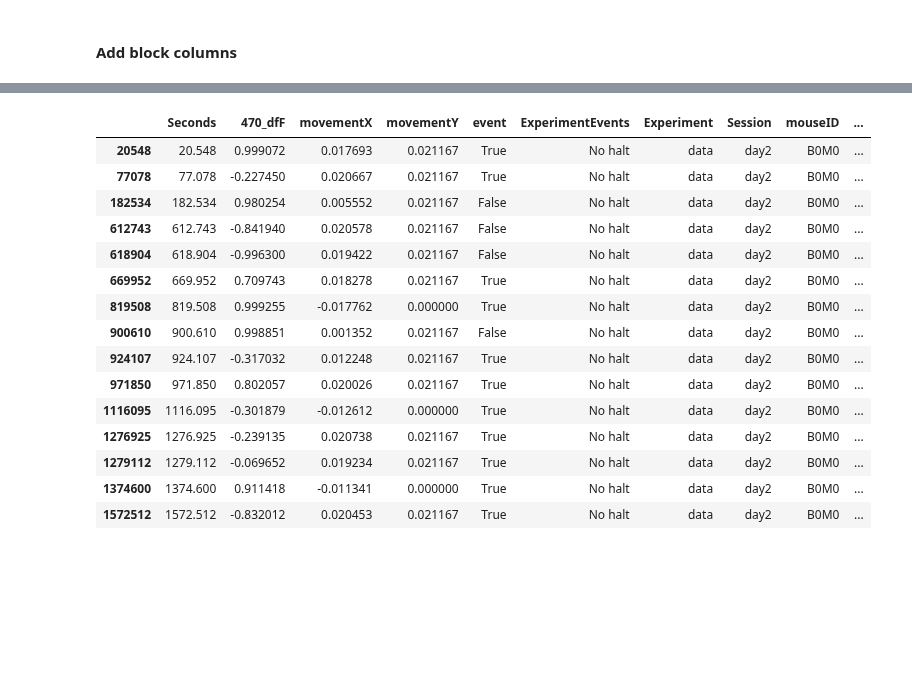
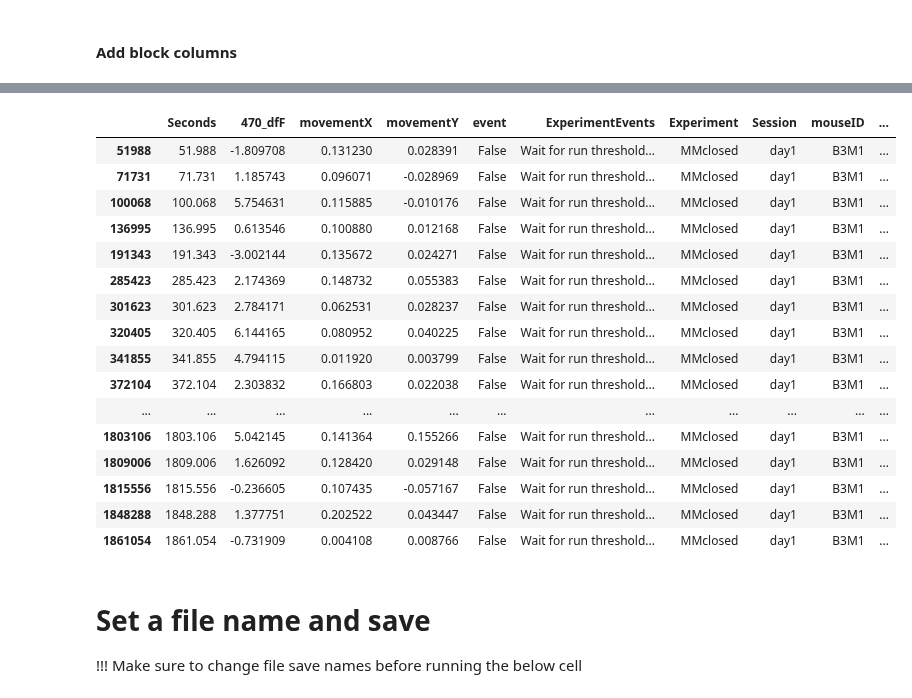
Before and after one commit to ikharitonov/vestibular_vr_pipeline, a Jupyter notebook: Reading_H5files.ipynb, the cells around one changed output, grey strips where cells are left out. Drawn from its saved outputs; the diff is of its cells as text; code cells hidden in the pictures; blank space fills up the shorter version.

Commit message:
changes, data extraction mm.

```diff
--- a/Reading_H5files.ipynb
+++ b/Reading_H5files.ipynb
@@ -32,8 +32,7 @@ session_info = {'220824': 'day1',
 # %% [markdown]
 ## Defining paths for grab or G8
 # %%
-rootdir = '/Volumes/RanczLab/20240730_Mismatch_Experiment/G8_MMclosed-and-open_080824' #Enter root path
-rootdir =
+rootdir = '/Volumes/RanczLab/20240730_Mismatch_Experiment/G8_MMclosed-and-Regular_130824'#Enter root path
 h5_paths = []
 eventpaths = []
 for dirpath, subdirs, files in os.walk(rootdir):
@@ -46,6 +43,6 @@ SyntaxError: invalid syntax (4024593825.py, line 2)
 # %%
 # Expression unit testing
-h5_paths = ['/Volumes/RanczLab/20240730_Mismatch_Experiment/Fake_data_080824/Test_streams_B0M0/resampled_streams_Test_streams_B0M0.h5',
+'''h5_paths = ['/Volumes/RanczLab/20240730_Mismatch_Experiment/Fake_data_080824/Test_streams_B0M0/resampled_streams_Test_streams_B0M0.h5',
             '/Volumes/RanczLab/20240730_Mismatch_Experiment/Fake_data_070824/Test_streams_B0M0/resampled_streams_Test_streams_B0M0.h5']
 eventpaths = ['/Volumes/RanczLab/20240730_Mismatch_Experiment/Fake_data_080824/Test_streams_B0M0',
-             '/Volumes/RanczLab/20240730_Mismatch_Experiment/Fake_data_070824/Test_streams_B0M0']
+             '/Volumes/RanczLab/20240730_Mismatch_Experiment/Fake_data_070824/Test_streams_B0M0']'''
@@ -394,20 +436,26 @@ There are 15 no-halts, and downsampled data contains 15
 # %%
-downsampled_dict['B0M0'].loc[downsampled_dict['B0M0'].No_halt == True]
+mouse = 'B3M1'
+downsampled_dict[mouse].loc[downsampled_dict[mouse].No_halt == True]
 # %% [output]
 |  | Seconds | 470_dfF | movementX | movementY | event | ExperimentEvents | Experiment | Session | mouseID | ... |
-| 20548 | 20.548 | 0.999072 | 0.017693 | 0.021167 | True | No halt | data | day2 | B0M0 | ... |
-| 77078 | 77.078 | -0.227450 | 0.020667 | 0.021167 | True | No halt | data | day2 | B0M0 | ... |
-| 182534 | 182.534 | 0.980254 | 0.005552 | 0.021167 | False | No halt | data | day2 | B0M0 | ... |
-| 612743 | 612.743 | -0.841940 | 0.020578 | 0.021167 | False | No halt | data | day2 | B0M0 | ... |
-| 618904 | 618.904 | -0.996300 | 0.019422 | 0.021167 | False | No halt | data | day2 | B0M0 | ... |
-| 669952 | 669.952 | 0.709743 | 0.018278 | 0.021167 | True | No halt | data | day2 | B0M0 | ... |
-| 819508 | 819.508 | 0.999255 | -0.017762 | 0.000000 | True | No halt | data | day2 | B0M0 | ... |
-| 900610 | 900.610 | 0.998851 | 0.001352 | 0.021167 | False | No halt | data | day2 | B0M0 | ... |
-| 924107 | 924.107 | -0.317032 | 0.012248 | 0.021167 | True | No halt | data | day2 | B0M0 | ... |
-| 971850 | 971.850 | 0.802057 | 0.020026 | 0.021167 | True | No halt | data | day2 | B0M0 | ... |
-| 1116095 | 1116.095 | -0.301879 | -0.012612 | 0.000000 | True | No halt | data | day2 | B0M0 | ... |
-| 1276925 | 1276.925 | -0.239135 | 0.020738 | 0.021167 | True | No halt | data | day2 | B0M0 | ... |
-| 1279112 | 1279.112 | -0.069652 | 0.019234 | 0.021167 | True | No halt | data | day2 | B0M0 | ... |
-| 1374600 | 1374.600 | 0.911418 | -0.011341 | 0.000000 | True | No halt | data | day2 | B0M0 | ... |
-| 1572512 | 1572.512 | -0.832012 | 0.020453 | 0.021167 | True | No halt | data | day2 | B0M0 | ... |
+| 51988 | 51.988 | -1.809708 | 0.131230 | 0.028391 | False | Wait for run threshold... | MMclosed | day1 | B3M1 | ... |
+| 71731 | 71.731 | 1.185743 | 0.096071 | -0.028969 | False | Wait for run threshold... | MMclosed | day1 | B3M1 | ... |
+| 100068 | 100.068 | 5.754631 | 0.115885 | -0.010176 | False | Wait for run threshold... | MMclosed | day1 | B3M1 | ... |
+| 136995 | 136.995 | 0.613546 | 0.100880 | 0.012168 | False | Wait for run threshold... | MMclosed | day1 | B3M1 | ... |
+| 191343 | 191.343 | -3.002144 | 0.135672 | 0.024271 | False | Wait for run threshold... | MMclosed | day1 | B3M1 | ... |
+| 285423 | 285.423 | 2.174369 | 0.148732 | 0.055383 | False | Wait for run threshold... | MMclosed | day1 | B3M1 | ... |
+| 301623 | 301.623 | 2.784171 | 0.062531 | 0.028237 | False | Wait for run threshold... | MMclosed | day1 | B3M1 | ... |
+| 320405 | 320.405 | 6.144165 | 0.080952 | 0.040225 | False | Wait for run threshold... | MMclosed | day1 | B3M1 | ... |
+| 341855 | 341.855 | 4.794115 | 0.011920 | 0.003799 | False | Wait for run threshold... | MMclosed | day1 | B3M1 | ... |
+| 372104 | 372.104 | 2.303832 | 0.166803 | 0.022038 | False | Wait for run threshold... | MMclosed | day1 | B3M1 | ... |
+| ... | ... | ... | ... | ... | ... | ... | ... | ... | ... | ... |
+| 1803106 | 1803.106 | 5.042145 | 0.141364 | 0.155266 | False | Wait for run threshold... | MMclosed | day1 | B3M1 | ... |
+| 1809006 | 1809.006 | 1.626092 | 0.128420 | 0.029148 | False | Wait for run threshold... | MMclosed | day1 | B3M1 | ... |
+| 1815556 | 1815.556 | -0.236605 | 0.107435 | -0.057167 | False | Wait for run threshold... | MMclosed | day1 | B3M1 | ... |
+| 1848288 | 1848.288 | 1.377751 | 0.202522 | 0.043447 | False | Wait for run threshold... | MMclosed | day1 | B3M1 | ... |
+| 1861054 | 1861.054 | -0.731909 | 0.004108 | 0.008766 | False | Wait for run threshold... | MMclosed | day1 | B3M1 | ... |
+# %% [markdown]
+# Set a file name and save
+
+!!! Make sure to change file save names before running the below cell
 # %%
```
Also changed, not shown: parts of 16 cells of this notebook, 5 other files.
